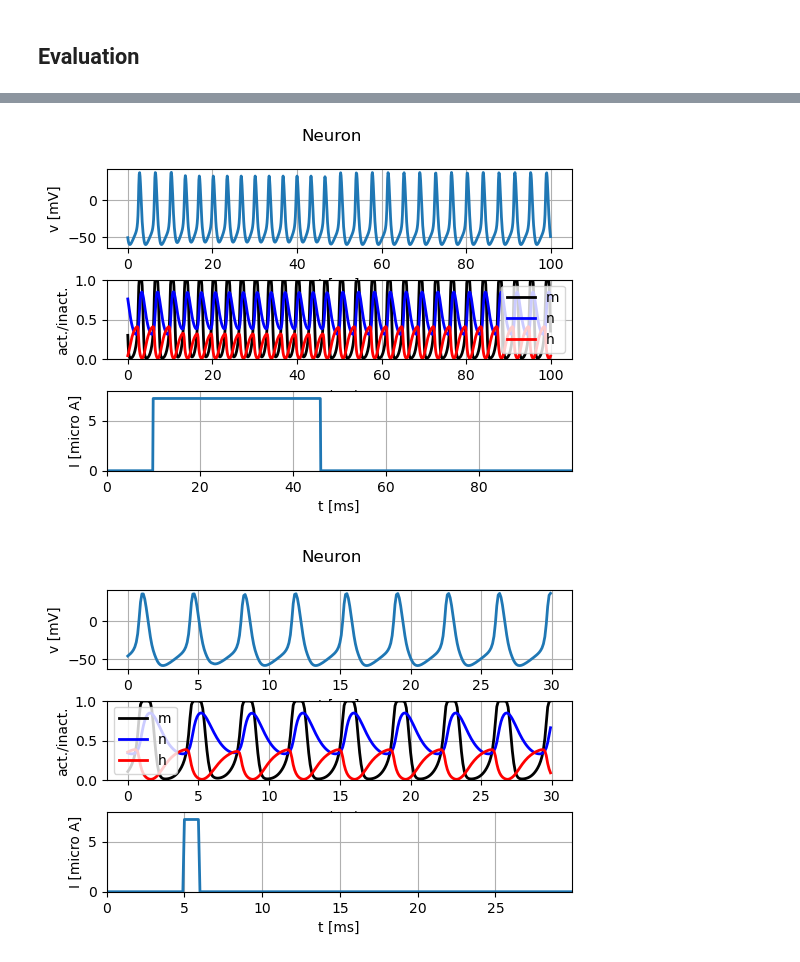
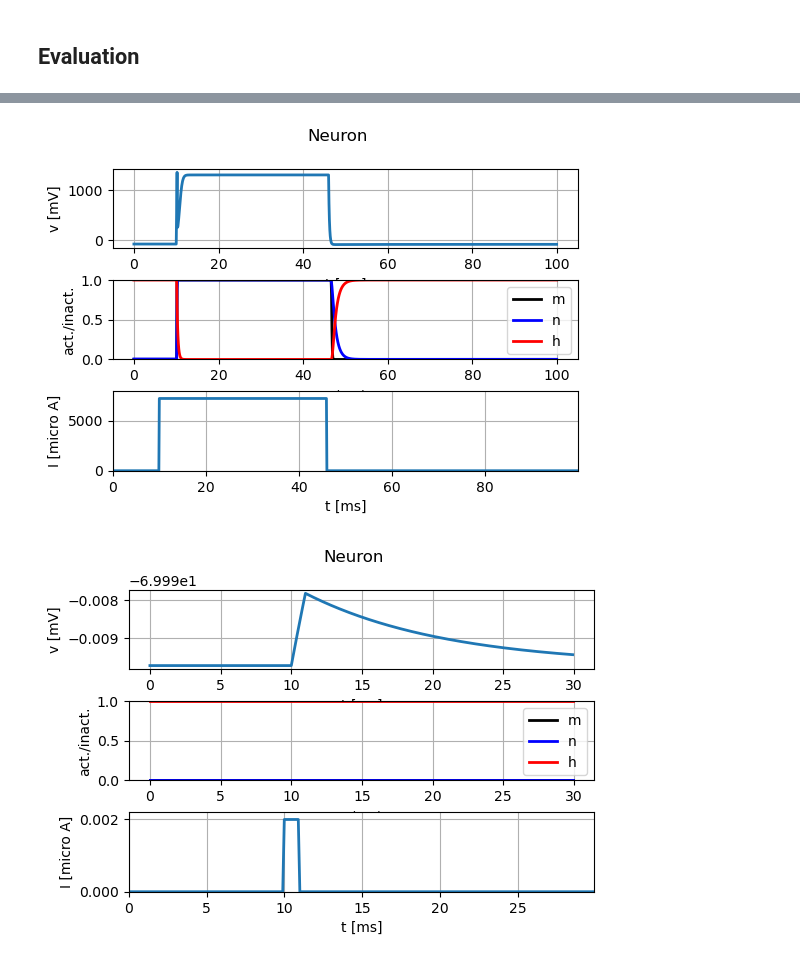
Before and after one commit to belamenso/biomod-single-neuron, a Jupyter notebook: Neuron models.ipynb, the cells around one changed output, grey strips where cells are left out. Cells and saved outputs as stored; diff of their text form; code cells hidden in the pictures.

```diff
--- a/Neuron models.ipynb
+++ b/Neuron models.ipynb
@@ -61,8 +61,8 @@ def regular_spiking(input_current, simulation_time):
     gK  = 5 * b2.msiemens
     EK = -90 * b2.mV
 
-    gl = 0.3 * b2.msiemens
-    El = 10.6 * b2.mV
+    gl = 0.1 * b2.msiemens
+    El = -70* b2.mV
 
     C = 1 * b2.ufarad
 
@@ -88,10 +88,10 @@ def regular_spiking(input_current, simulation_time):
 
     neuron = b2.NeuronGroup(1, eqs, method="exponential_euler")
 
-    neuron.vm = -46.40535262 * b2.mV
-    neuron.m = 0.11170755125526544
-    neuron.h = 0.35773333070373325
-    neuron.n = 0.34610737893533006
+    neuron.vm = -69.99971955  * b2.mV
+    neuron.m = 0.0016757936715827261
+    neuron.h = 0.9996835264465544
+    neuron.n = 0.006540476106272329
 
     st_mon = b2.StateMonitor(neuron, ["vm", "I_e", "I_Na", "I_K", "m", "n", "h"], record=True)
 
@@ -204,12 +204,12 @@ plot_data(state_monitor, title="Neuron")
 # %%
-current = input_factory.get_step_current(10, 45, b2.ms, 7.2 * b2.uA)
+current = input_factory.get_step_current(10, 45, b2.ms, 7.2 * b2.mA)
 state_monitor = adaptive(current, 100 * b2.ms)
 plot_data(state_monitor, title="Neuron")
 # %% [output]
-[figure, old version]
+[figure, new version]
 # %%
-current = input_factory.get_spikes_current([5,10,25], b2.ms, 7.2 * b2.uA, True)
+current = input_factory.get_spikes_current([10,], b2.ms, 2 * b2.nA, True)
 state_monitor = regular_spiking(current, 30 * b2.ms)
 plot_data(state_monitor, title="Neuron")
 # %% [output]
-[figure, old version]
+[figure, new version]
```
Also changed, not shown: parts of 7 cells of this notebook.
